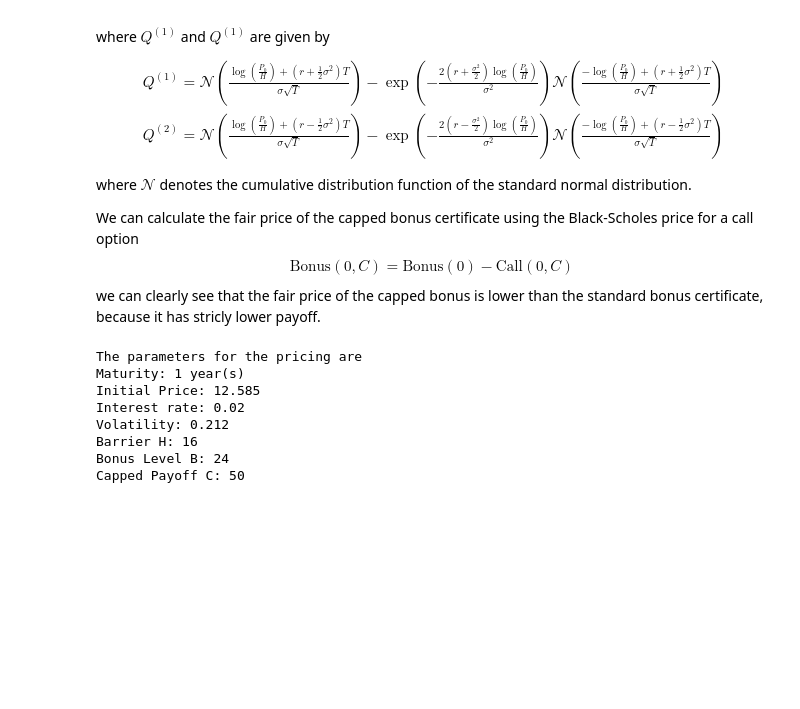
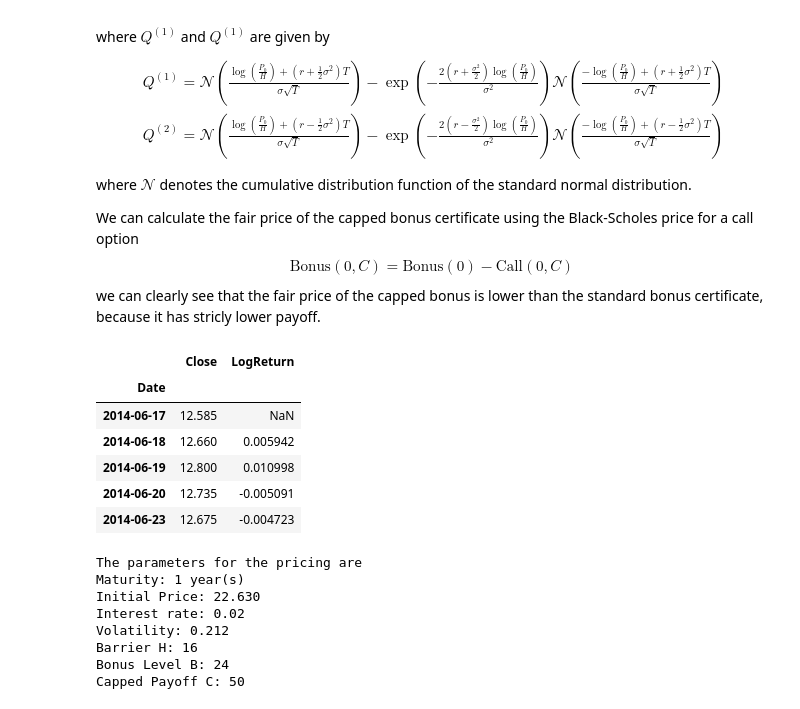
Before and after one commit to manuelgonzalzz/bonus-certificate, a Jupyter notebook: manuel.ipynb, the cells around one changed output. Saved outputs shown, nothing was run; the diff lists cells and outputs as text; code cells hidden in the pictures; blank space fills up the shorter version.

```diff
--- a/manuel.ipynb
+++ b/manuel.ipynb
@@ -344,8 +344,18 @@ $$
 \text{Bonus}(0,C) = \text{Bonus}(0) - \text{Call}(0,C)
 $$
 we can clearly see that the fair price of the capped bonus is lower than the standard bonus certificate, because it has stricly lower payoff.
+# %%
+data.head()
+# %% [output]
+|  | Close | LogReturn |
+| Date |  |  |
+| 2014-06-17 | 12.585 | NaN |
+| 2014-06-18 | 12.660 | 0.005942 |
+| 2014-06-19 | 12.800 | 0.010998 |
+| 2014-06-20 | 12.735 | -0.005091 |
+| 2014-06-23 | 12.675 | -0.004723 |
 # %%
-P0 = np.array(data["Close"])[0]
+P0 = data["Close"][pd.to_datetime("2024-06-14")]
 H = 16
 B = 24
 C = 50
@@ -361,7 +371,7 @@ print(f'Capped Payoff C: {C}')
 # %% [output]
 The parameters for the pricing are
 Maturity: 1 year(s)
-Initial Price: 12.585
+Initial Price: 22.630
 Interest rate: 0.02
 Volatility: 0.212
 Barrier H: 16
```
Also changed, not shown: parts of 1 cell of this notebook, 1 other file.
